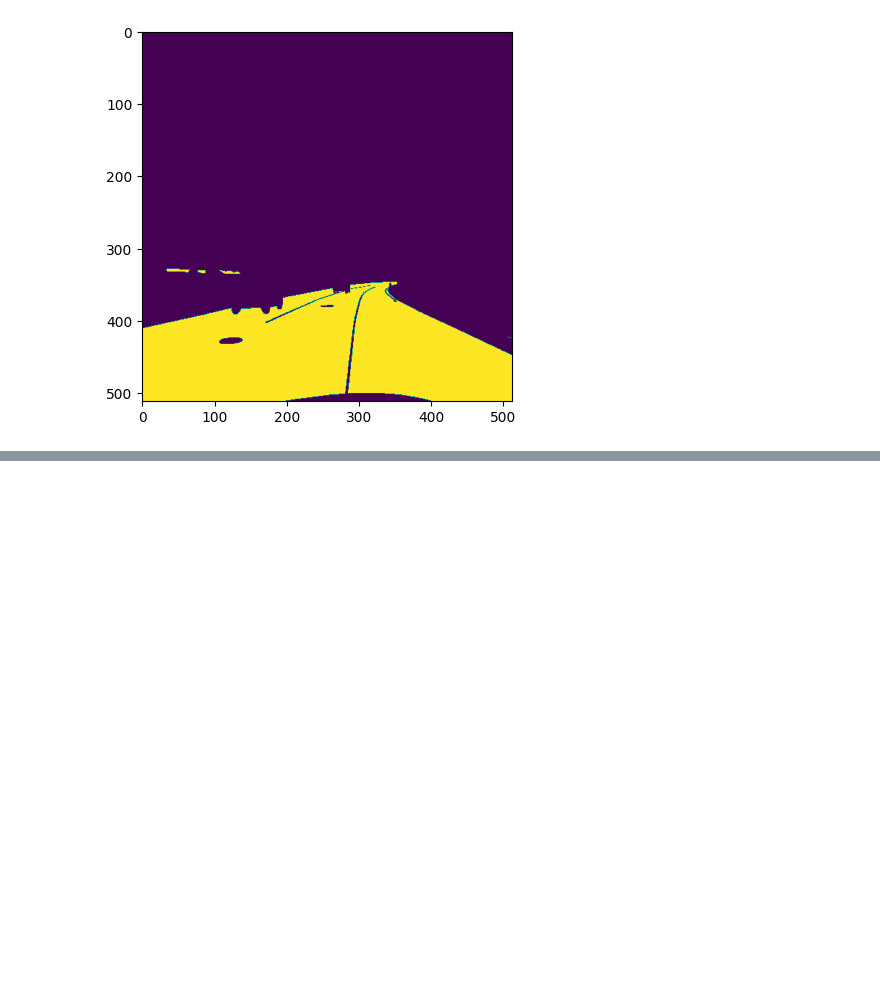
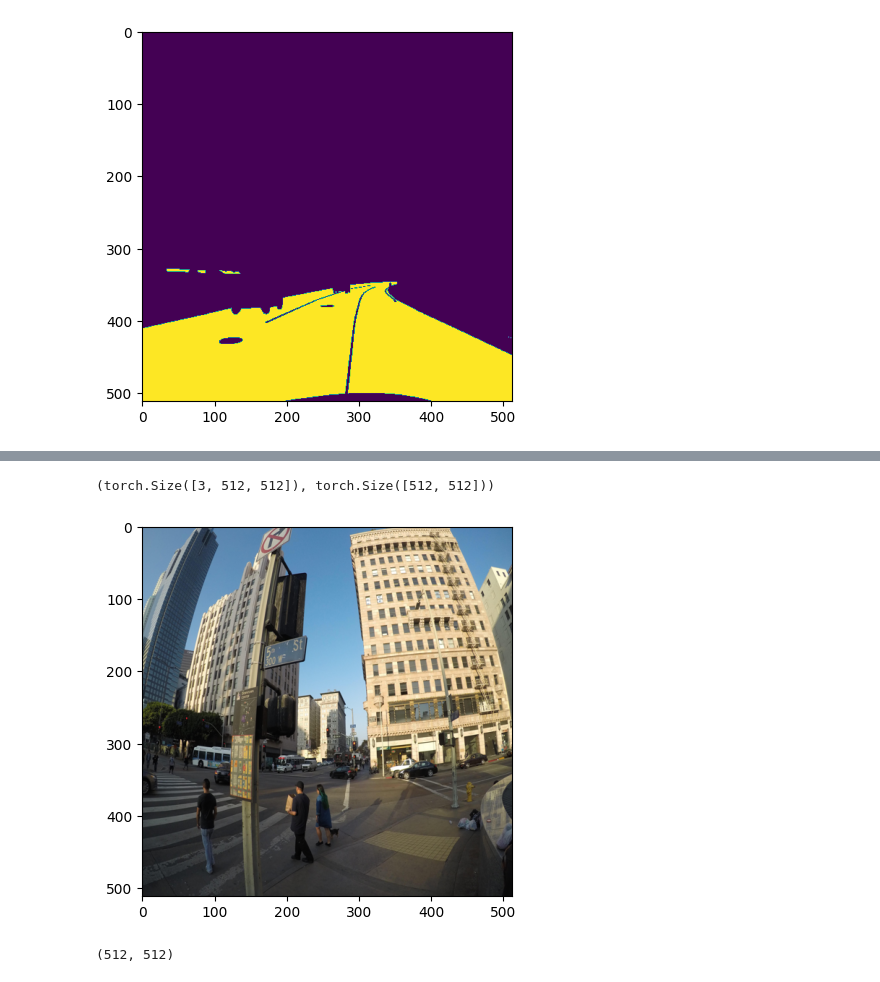
Before and after one commit to ObinnaUzoh/mapillary-semantic-segmentation, a Jupyter notebook: notebooks/visualize.ipynb, the cells around one changed output, grey strips where cells are left out. Drawn from its saved outputs; the diff is of its cells as text; code cells hidden in the pictures; blank space fills up the shorter version.

```diff
--- a/notebooks/visualize.ipynb
+++ b/notebooks/visualize.ipynb
@@ -113,0 +130,27 @@ for a in (image, mask[:, :, 21]):
+# %%
+model = UNet(n_channels=3, n_classes=N_LABELS, bilinear=False)
+model = model.to(memory_format=torch.channels_last)
+epoch = 5
+device = torch.device('cuda' if torch.cuda.is_available() else 'cpu')
+state_dict = torch.load(f'../checkpoints/4d7b88fd-ae01-4d2e-8aba-47011cddaf7c/checkpoint_epoch{epoch}.pth', weights_only=True, map_location=device)
+model.load_state_dict(state_dict)
+model = model.to(device)
+# %%
+images, masks_true = next(train_loader)
+# %%
+images = images.to(device=device, dtype=torch.float32, memory_format=torch.channels_last)
+masks_pred = model(images)
+masks_pred = masks_pred.argmax(dim=1)
+# %%
+images[0].shape, masks_pred[0].shape
+# %% [output]
+(torch.Size([3, 512, 512]), torch.Size([512, 512]))
+# %%
+image = images[0].cpu().numpy().transpose(1, 2, 0)
+image = (image*255).astype(np.uint8)
+masks = masks_pred[0].cpu().numpy().astype(np.int32)
+# %%
+plt.imshow(image)
+plt.show()
+# %% [output]
+[figure, added]
@@ -113,0 +164,4 @@ for a in (image, mask[:, :, 21]):
+# %%
+masks.shape
+# %% [output]
+(512, 512)
```
Also changed, not shown: parts of 16 cells of this notebook, 1 other file.
